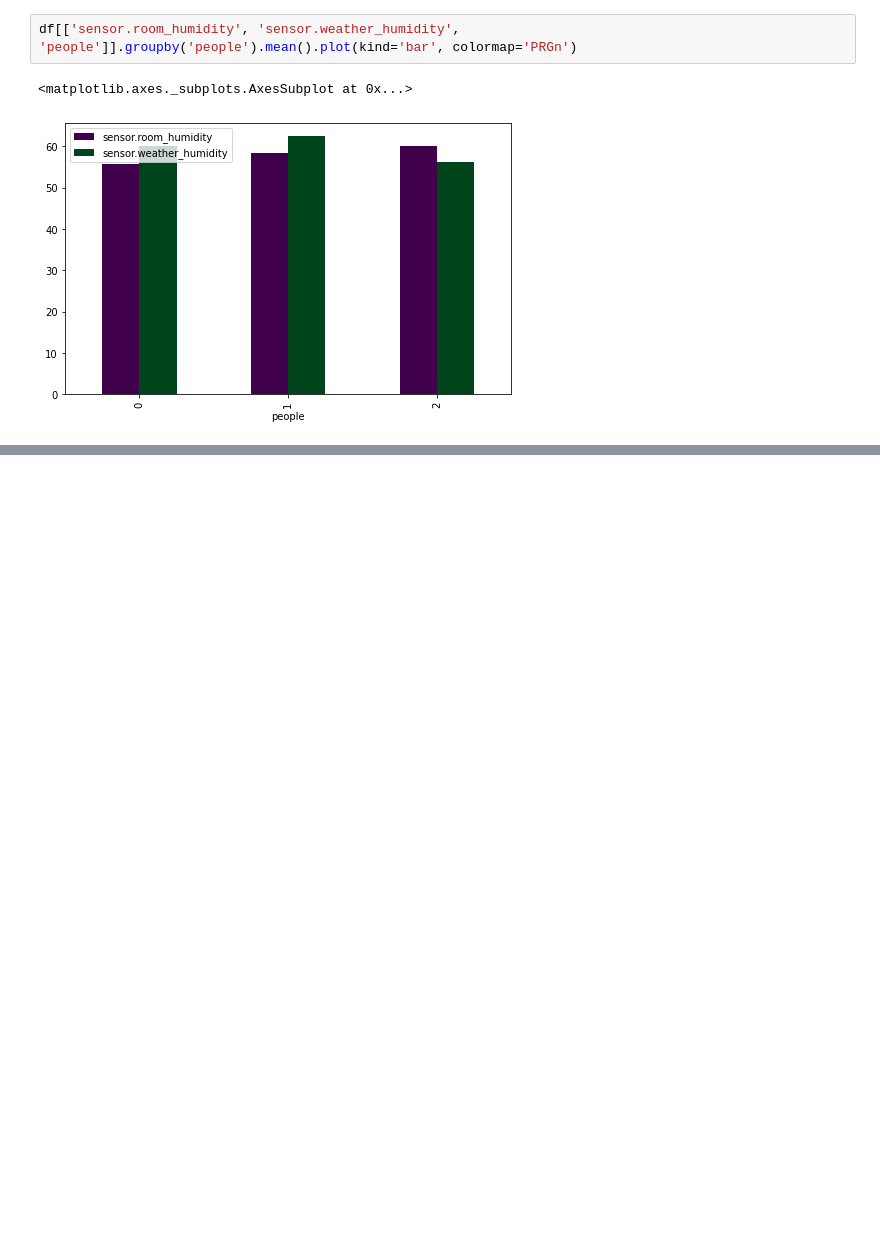
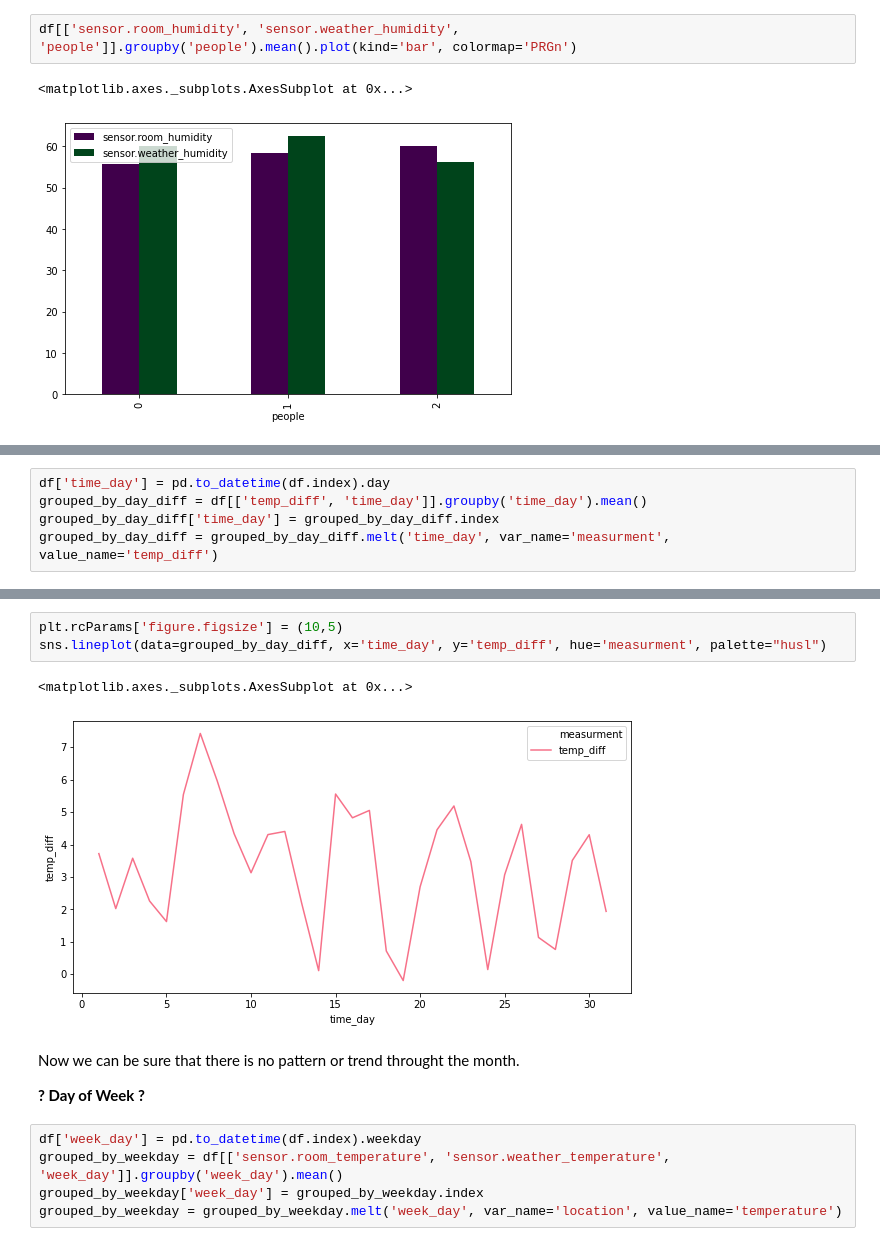
Before and after one commit to asyaparfenova/air_condidioner_effectiveness_cost_carbon_footprint, a Jupyter notebook: EDA.ipynb, the cells around one changed output, grey strips where cells are left out. Drawn from its saved outputs; the diff is of its cells as text; blank space fills up the shorter version.

```diff
--- a/EDA.ipynb
+++ b/EDA.ipynb
@@ -415,0 +455,5 @@ Observations:
+# %%
+df['time_day'] = pd.to_datetime(df.index).day
+grouped_by_day_diff = df[['temp_diff', 'time_day']].groupby('time_day').mean()
+grouped_by_day_diff['time_day'] = grouped_by_day_diff.index
+grouped_by_day_diff = grouped_by_day_diff.melt('time_day', var_name='measurment', value_name='temp_diff')
@@ -415,0 +469,15 @@ Observations:
+# %%
+plt.rcParams['figure.figsize'] = (10,5)
+sns.lineplot(data=grouped_by_day_diff, x='time_day', y='temp_diff', hue='measurment', palette="husl")
+# %% [output]
+<matplotlib.axes._subplots.AxesSubplot at 0x...>
+[figure, added]
+# %% [markdown]
+Now we can be sure that there is no pattern or trend throught the month.
+
+**? Day of Week ?**
+# %%
+df['week_day'] = pd.to_datetime(df.index).weekday
+grouped_by_weekday = df[['sensor.room_temperature', 'sensor.weather_temperature', 'week_day']].groupby('week_day').mean()
+grouped_by_weekday['week_day'] = grouped_by_weekday.index
+grouped_by_weekday = grouped_by_weekday.melt('week_day', var_name='location', value_name='temperature')
```
Also changed, not shown: parts of 12 cells of this notebook.
